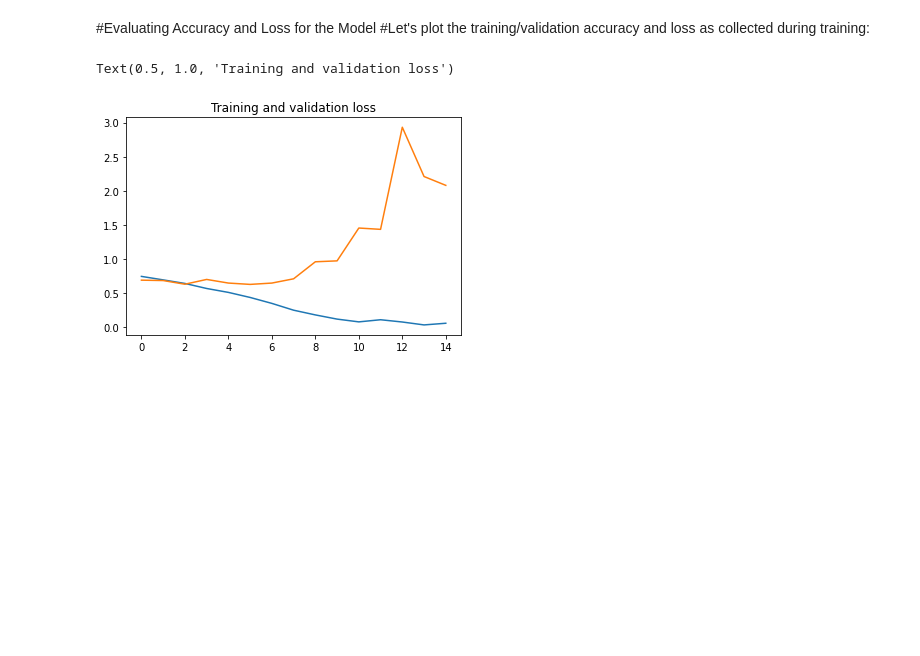
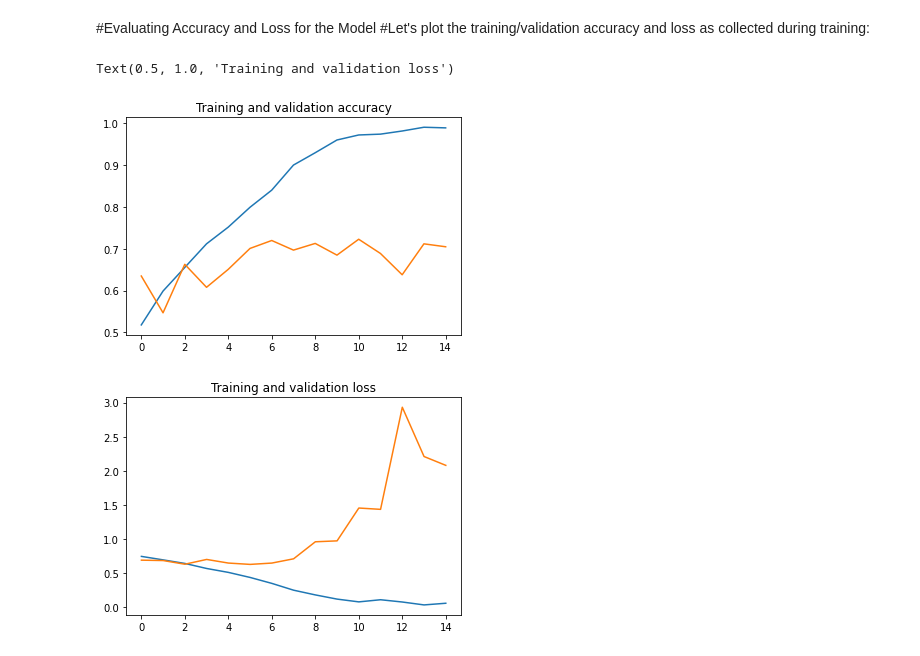
Before and after one commit to sheikh-bah/Deep_NN_-_CNN, a Jupyter notebook: CAT_DOG_01.ipynb, the cells around one changed output. Drawn from its saved outputs; the diff is of its cells as text; code cells hidden in the pictures; blank space fills up the shorter version.

```diff
--- a/CAT_DOG_01.ipynb
+++ b/CAT_DOG_01.ipynb
@@ -318,27 +320,28 @@ for layer_name, feature_map in zip(layer_names, successive_feature_maps):
 #Evaluating Accuracy and Loss for the Model
 #Let's plot the training/validation accuracy and loss as collected during training:
 # %%
-#-----------------------------------------------------------
-# Retrieve a list of list results on training and test data
-# sets for each training epoch
-#-----------------------------------------------------------
+acc      = history.history[     'accuracy' ]
+val_acc  = history.history[ 'val_accuracy' ]
+loss     = history.history[    'loss' ]
+val_loss = history.history['val_loss' ]
 
-acc = history.history[ 'accuracy']
-val_acc = history.history[  'val_accuracy']
-
-loss = history.history[  'loss']
-val_loss = history.history[ 'val_loss']
-
-# get number of epochs
-epochs = range(len(acc))
-
+epochs   = range(len(acc)) # Get number of epochs
 
 #------------------------------------------------
 # Plot training and validation accuracy per epoch
 #------------------------------------------------
-plt.plot( epochs, loss)
-plt.plot(epochs,val_loss )
-plt.title('Training and validation loss')
+plt.plot  ( epochs,     acc )
+plt.plot  ( epochs, val_acc )
+plt.title ('Training and validation accuracy')
+plt.figure()
+
+#------------------------------------------------
+# Plot training and validation loss per epoch
+#------------------------------------------------
+plt.plot  ( epochs,     loss )
+plt.plot  ( epochs, val_loss )
+plt.title ('Training and validation loss'   )
 # %% [output]
 Text(0.5, 1.0, 'Training and validation loss')
-[figure, old version]
+[figure, new version]
+[figure, added]
```
Also changed, not shown: parts of 1 cell of this notebook.
